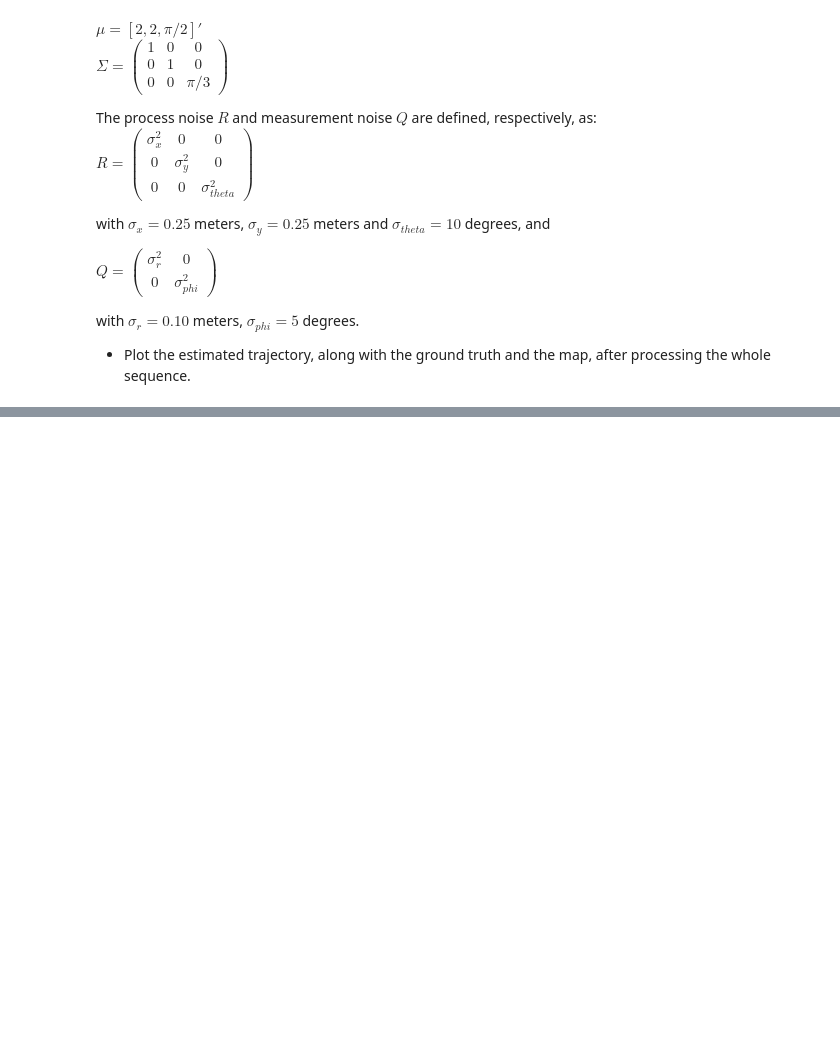
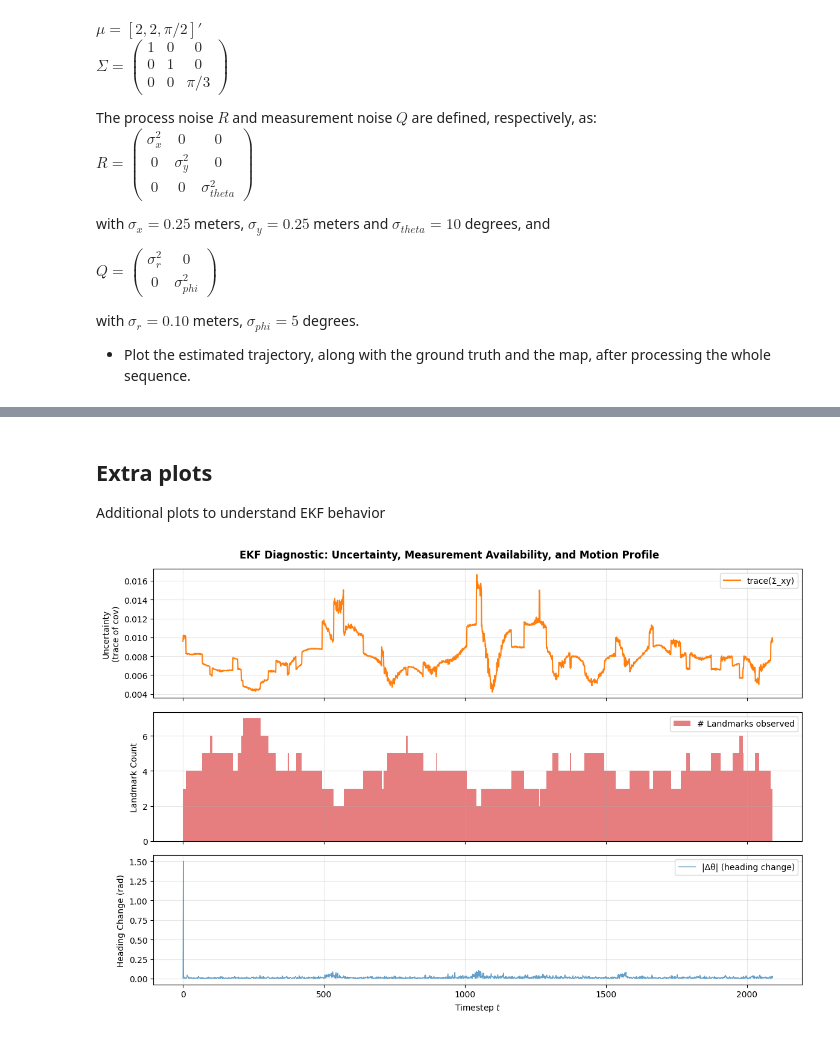
Before and after one commit to paugiron/APMR_A1, a Jupyter notebook: A1/13_ekf_localization/13_ekf_localization.ipynb, the cells around one changed output, grey strips where cells are left out. Cells and saved outputs as stored; diff of their text form; code cells hidden in the pictures; blank space fills up the shorter version.

```diff
--- a/A1/13_ekf_localization/13_ekf_localization.ipynb
+++ b/A1/13_ekf_localization/13_ekf_localization.ipynb
@@ -217,0 +464,45 @@ raise NotImplementedError()
+# %% [markdown]
+## **Extra plots**
+
+Additional plots to understand EKF behavior
+# %%
+# Diagnostic 1: Uncertainty Evolution Over Time
+from scipy.stats import norm
+
+# Compute trace of Σ_xy, heading changes, and landmark count per step
+trace_cov = []
+landmark_counts = []
+heading_changes = []
+
+for i, cov_mat in enumerate(estim_cov):
+    trace_cov.append(np.trace(cov_mat[0:2, 0:2]))
+    landmark_counts.append(data['z'][i].shape[1] if i < len(data['z']) else 0)
+    if i > 0:
+        dtheta = estim_coords[i, 2] - estim_coords[i-1, 2]
+        heading_changes.append(abs(wrapToPi(dtheta)))
+    else:
+        heading_changes.append(0)
+
+fig, axes = plt.subplots(3, 1, figsize=(12, 8), sharex=True)
+
+axes[0].plot(trace_cov, linewidth=1.5, color='tab:orange', label='trace(Σ_xy)')
+axes[0].set_ylabel('Uncertainty\n(trace of cov)')
+axes[0].grid(True, alpha=0.3)
+axes[0].legend()
+
+axes[1].bar(range(len(landmark_counts)), landmark_counts, width=1, color='tab:red', alpha=0.6, label='# Landmarks observed')
+axes[1].set_ylabel('Landmark Count')
+axes[1].grid(True, alpha=0.3)
+axes[1].legend()
+
+axes[2].plot(heading_changes, linewidth=1, color='tab:blue', alpha=0.7, label='|Δθ| (heading change)')
+axes[2].set_ylabel('Heading Change (rad)')
+axes[2].set_xlabel('Timestep $t$')
+axes[2].grid(True, alpha=0.3)
+axes[2].legend()
+
+plt.suptitle('EKF Diagnostic: Uncertainty, Measurement Availability, and Motion Profile', fontsize=12, fontweight='bold')
+plt.tight_layout()
+plt.show()
+# %% [output]
+[figure, added]
```
Also changed, not shown: parts of 12 cells of this notebook, 2 other files.
